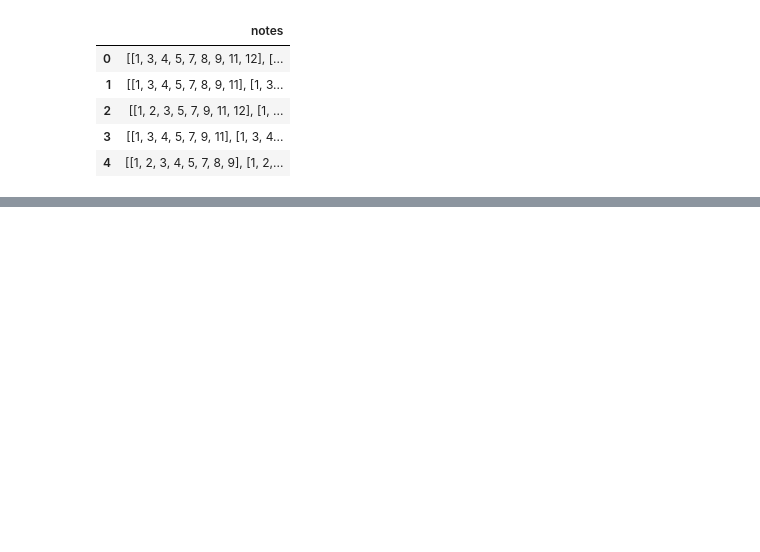
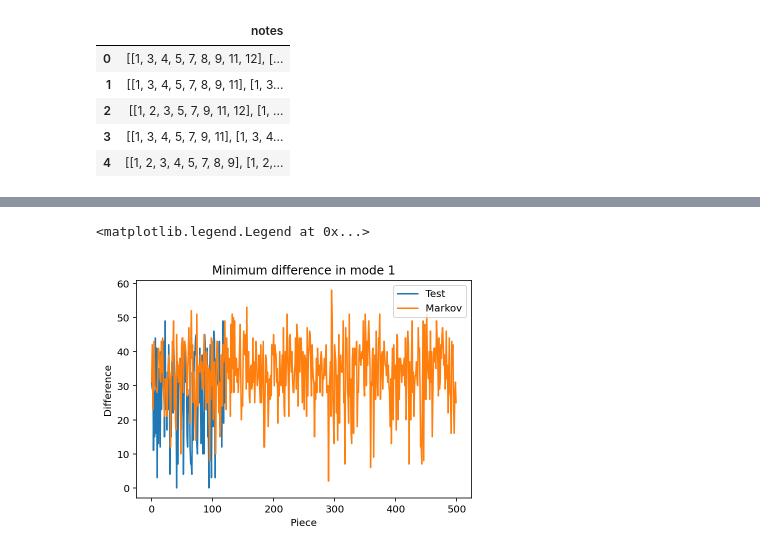
Before and after one commit to zwierski/dh-401-melody-generation-group-2, a Jupyter notebook: assignment1_copy.ipynb, the cells around one changed output, grey strips where cells are left out. Cells and saved outputs as stored; diff of their text form; code cells hidden in the pictures; blank space fills up the shorter version.

```diff
--- a/assignment1_copy.ipynb
+++ b/assignment1_copy.ipynb
@@ -905,0 +861,11 @@ Minimum score is: 1.8457016151341104; Index of the worest generated piece is : 3
+# %%
+plt.plot(range(len(distance_minimum_test_1)),distance_minimum_test_1,label="Test")
+#plt.plot(range(len(distance_minimum_random_1)),distance_minimum_random_1,label="Random")
+plt.plot(range(len(distance_minimum_markov_1)),distance_minimum_markov_1,label="Markov")
+plt.xlabel('Piece')
+plt.ylabel('Difference')
+plt.title("Minimum difference in mode 1")
+plt.legend()
+# %% [output]
+<matplotlib.legend.Legend at 0x...>
+[figure, added]
```
Also changed, not shown: parts of 60 cells of this notebook.
